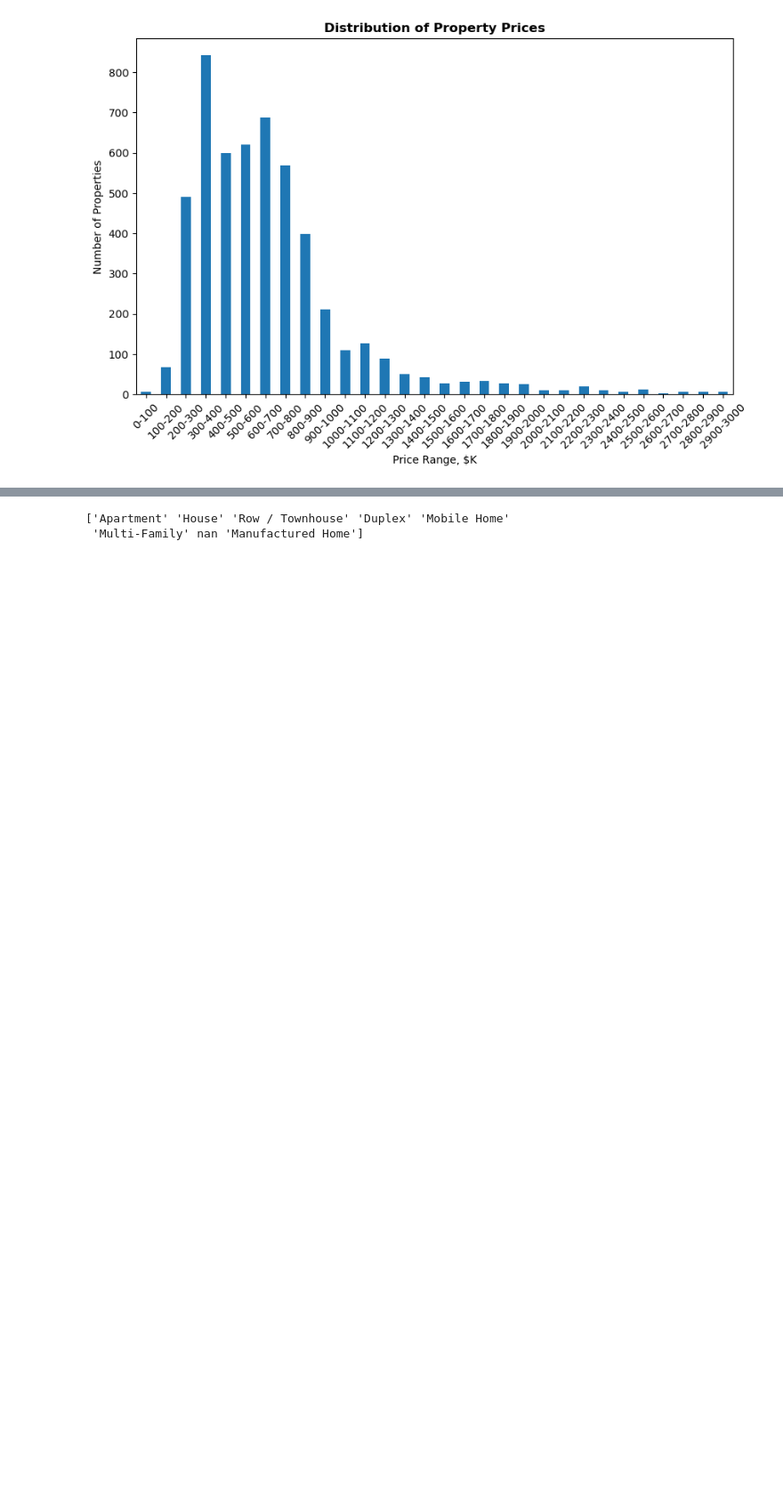
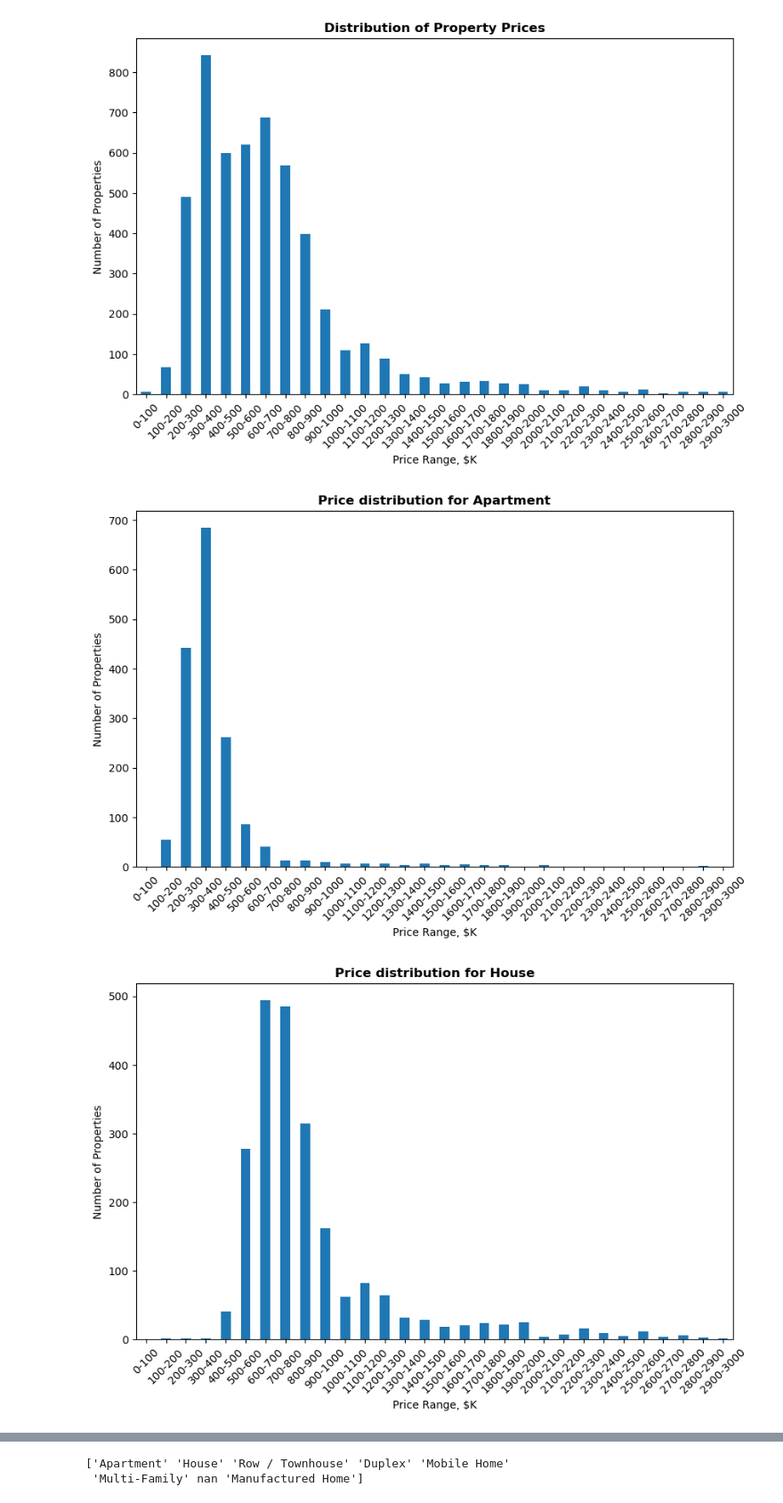
Before and after one commit to novomax-ca/CalgaryRealEstate, a Jupyter notebook: Calgary.ipynb, the cells around one changed output, grey strips where cells are left out. Shown at 89% size. Cells and saved outputs as stored; diff of their text form; code cells hidden in the pictures; blank space fills up the shorter version.

```diff
--- a/Calgary.ipynb
+++ b/Calgary.ipynb
@@ -136,3 +134,21 @@ plt.xticks(rotation=45)
 plt.show()
 # %% [output]
 [figure]
+# %%
+# Building distribution of property prices by type
+
+for property_type in unique_types_of_properties:
+    plt.figure(figsize=(10, 6))
+    type_prices = real_estate_df[real_estate_df['Type'] == property_type]['PriceUnformattedValue']
+    type_price_ranges = pd.cut(type_prices, bins=bins, labels=new_labels, right=False)
+    type_price_counts = type_price_ranges.value_counts().sort_index()
+
+    type_price_counts.plot(kind='bar')
+    plt.xlabel('Price Range, $K')
+    plt.ylabel('Number of Properties')
+    plt.title(f'Price distribution for {property_type}', fontweight='bold')
+    plt.xticks(rotation=45)
+    plt.show()
+# %% [output]
+[figure, added]
+[figure, added]
```
Also changed, not shown: parts of 7 cells of this notebook.
